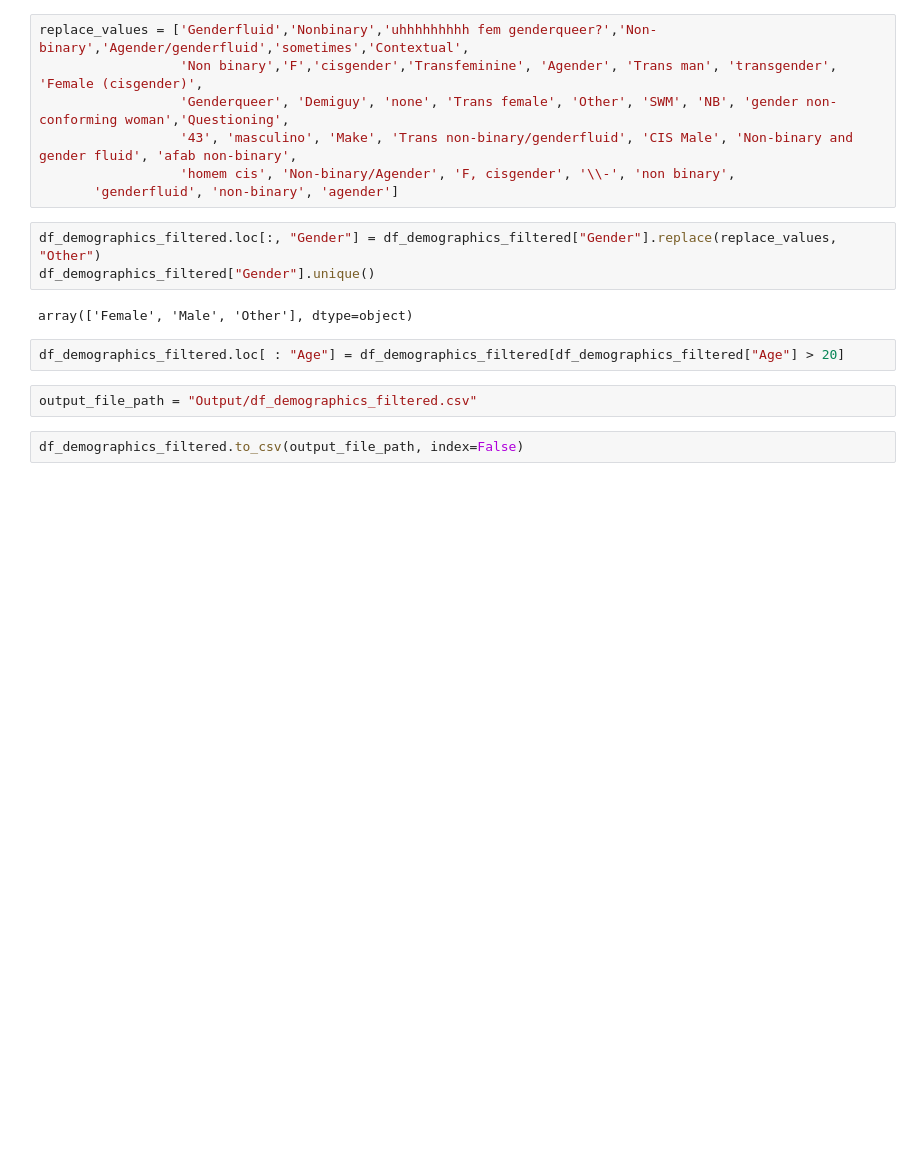
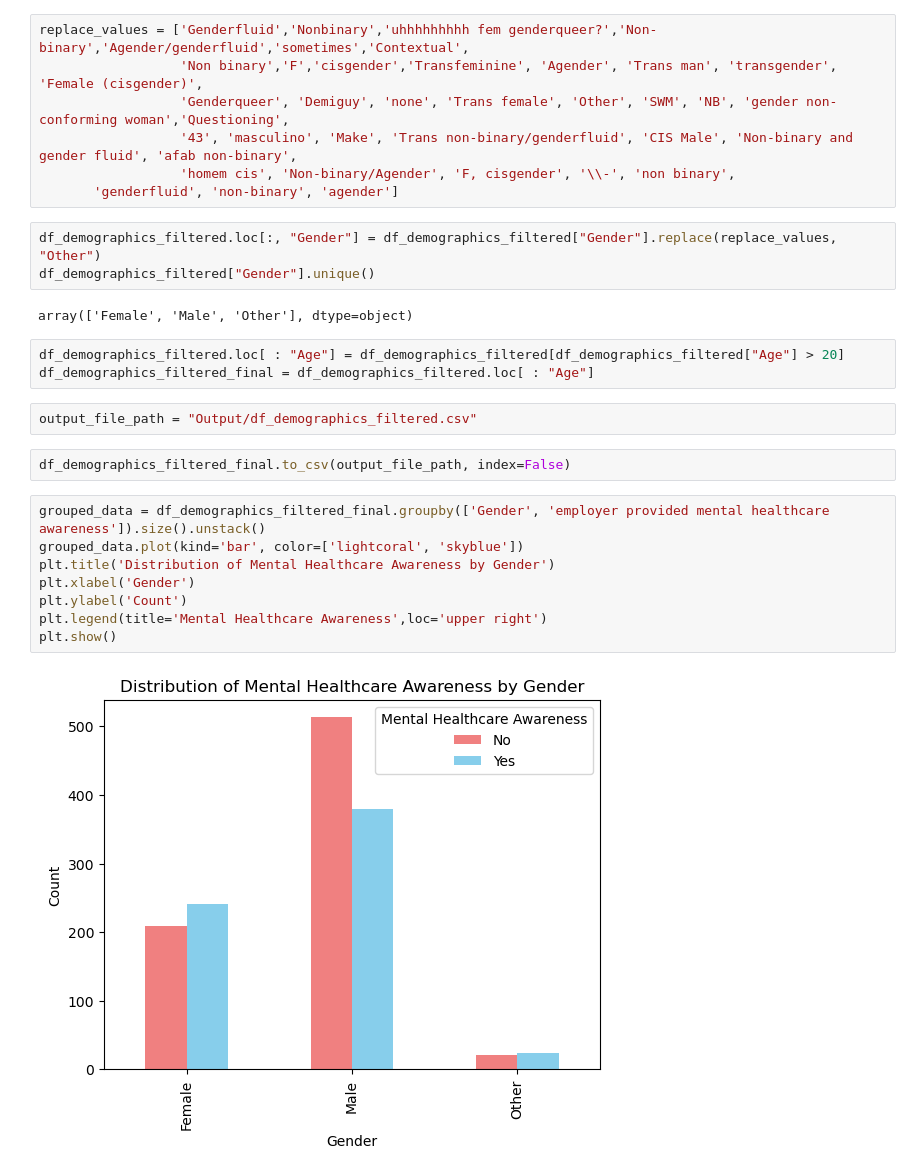
Before and after one commit to AthenOsterberg1995/Project-1---Mental-Health-in-Tech, a Jupyter notebook: Suhasini_Jampuram/code.ipynb, the cells around one changed output. Saved outputs shown, nothing was run; the diff lists cells and outputs as text; blank space fills up the shorter version.

```diff
--- a/Suhasini_Jampuram/code.ipynb
+++ b/Suhasini_Jampuram/code.ipynb
@@ -107,8 +107,19 @@ df_demographics_filtered["Gender"].unique()
 array(['Female', 'Male', 'Other'], dtype=object)
 # %%
 df_demographics_filtered.loc[ : "Age"] = df_demographics_filtered[df_demographics_filtered["Age"] > 20]
+df_demographics_filtered_final = df_demographics_filtered.loc[ : "Age"]
 # %%
 output_file_path = "Output/df_demographics_filtered.csv"
 # %%
-df_demographics_filtered.to_csv(output_file_path, index=False)
+df_demographics_filtered_final.to_csv(output_file_path, index=False)
+# %%
+grouped_data = df_demographics_filtered_final.groupby(['Gender', 'employer provided mental healthcare awareness']).size().unstack()
+grouped_data.plot(kind='bar', color=['lightcoral', 'skyblue'])
+plt.title('Distribution of Mental Healthcare Awareness by Gender')
+plt.xlabel('Gender')
+plt.ylabel('Count')
+plt.legend(title='Mental Healthcare Awareness',loc='upper right')
+plt.show()
+# %% [output]
+[figure, added]
 # %%
```
Also changed, not shown: parts of 3 cells of this notebook, 1 other file.
